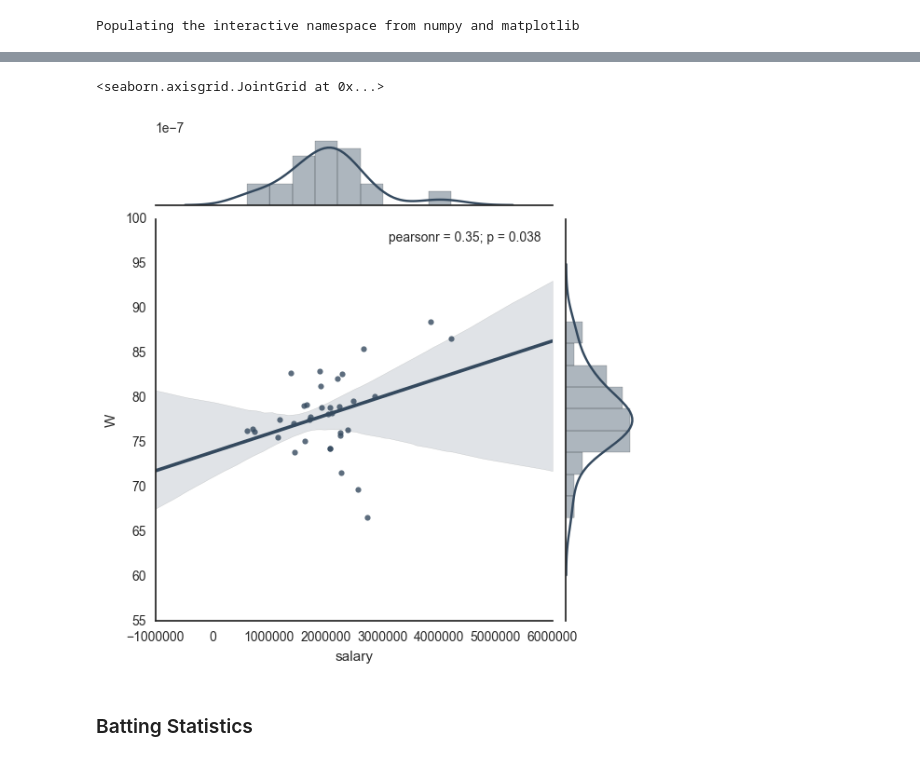
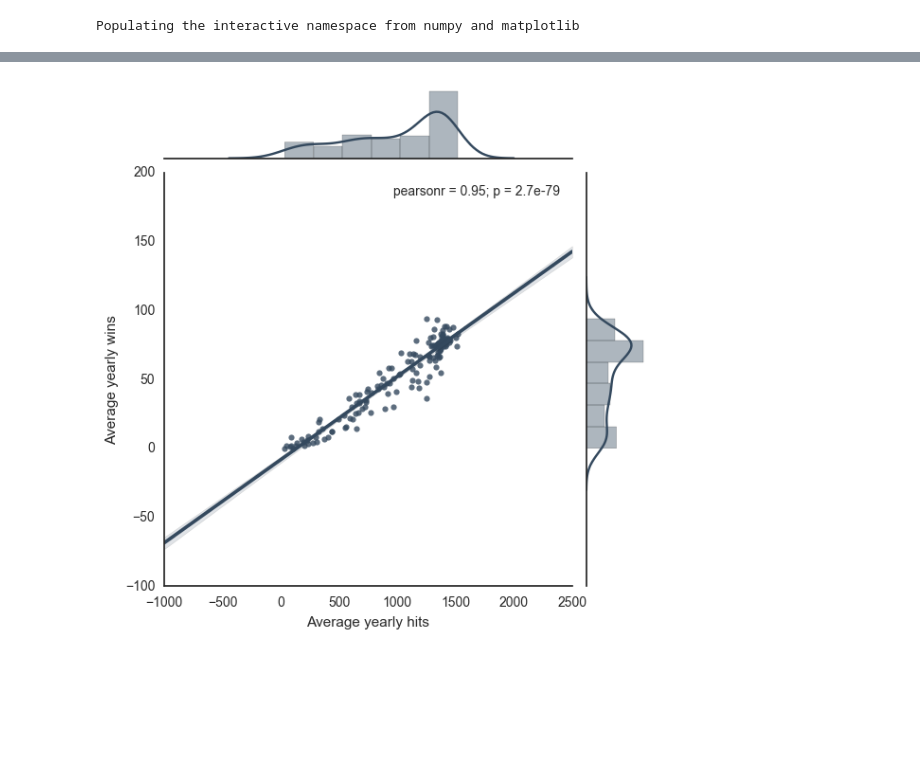
Before and after one commit to bonamprabhu/baseball-statistics, a Jupyter notebook: baseball-statistics.ipynb, the cells around one changed output, grey strips where cells are left out. Saved outputs shown, nothing was run; the diff lists cells and outputs as text; code cells hidden in the pictures; blank space fills up the shorter version.

```diff
--- a/baseball-statistics.ipynb
+++ b/baseball-statistics.ipynb
@@ -52,5 +54,7 @@ memory usage: 999.1+ KB
 # %%
 pd.set_option('display.float_format', lambda x: '%.2f' % x)
-salary_vs_wins = pd.concat([salaries.groupby('teamID').mean()['salary'], teams.groupby('teamID').mean()['W']],axis=1)
-salary_vs_wins.head()
+team_stats = pd.concat([teams.drop(['yearID','Rank'], axis=1).groupby('teamID').mean(), \
+                        salaries.groupby('teamID').mean()['salary']], axis=1)
+#team_stats['teamID'] = team_stats.pop('index')
+team_stats.info()
 # %% [output]
@@ -75,7 +136,5 @@ salary_vs_wins.describe()
 # %%
-sns.jointplot(data=salary_vs_wins, x='salary', y='W', kind='reg', color="#34495e")
+p1 = sns.jointplot(data=team_stats, x='H', y='W', kind='reg', \
+                   color="#34495e").set_axis_labels("Average yearly hits","Average yearly wins")
 # %% [output]
-<seaborn.axisgrid.JointGrid at 0x...>
-[figure, old version]
+[figure, new version]
-# %% [markdown]
-### Batting Statistics
```
Also changed, not shown: parts of 19 cells of this notebook.
